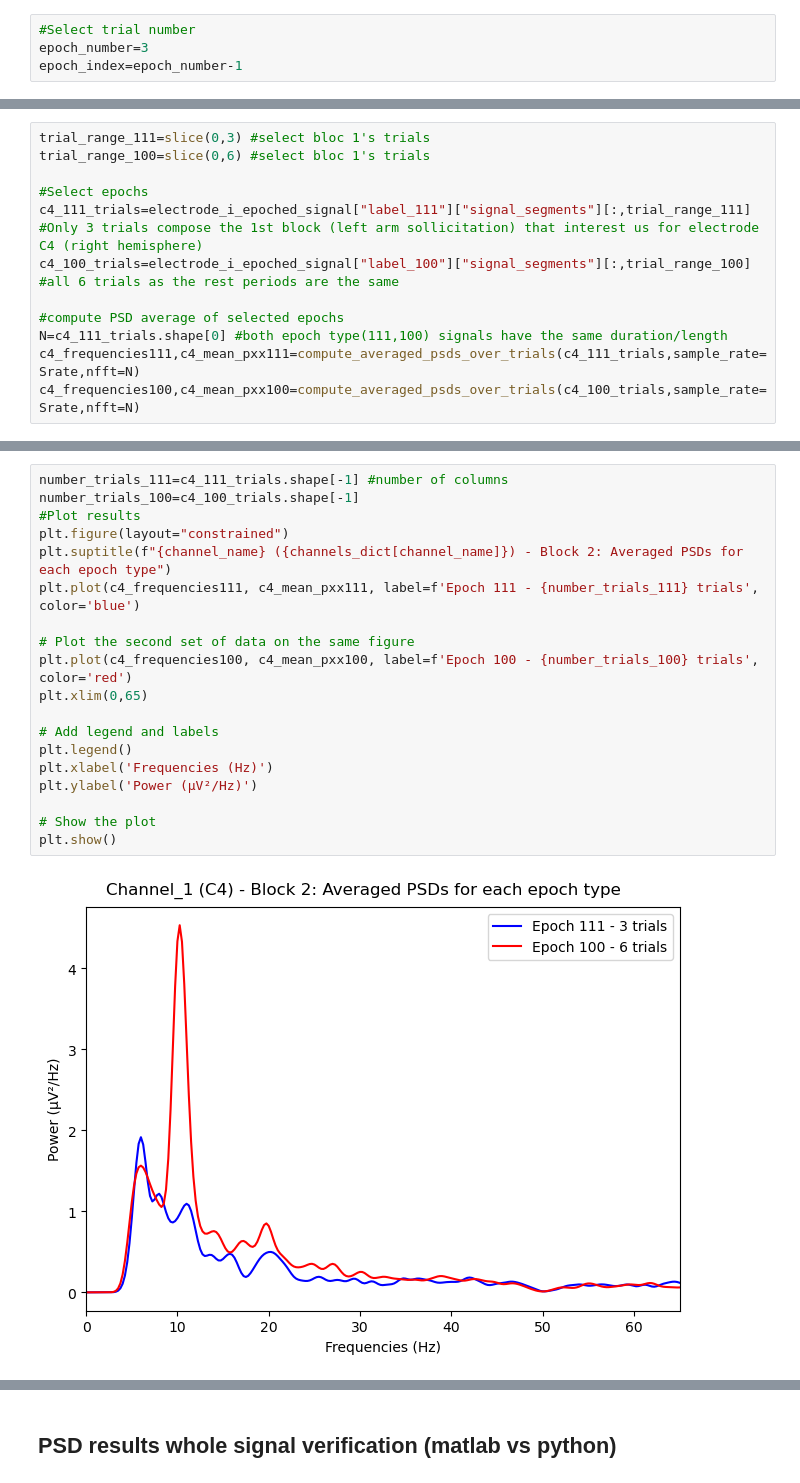
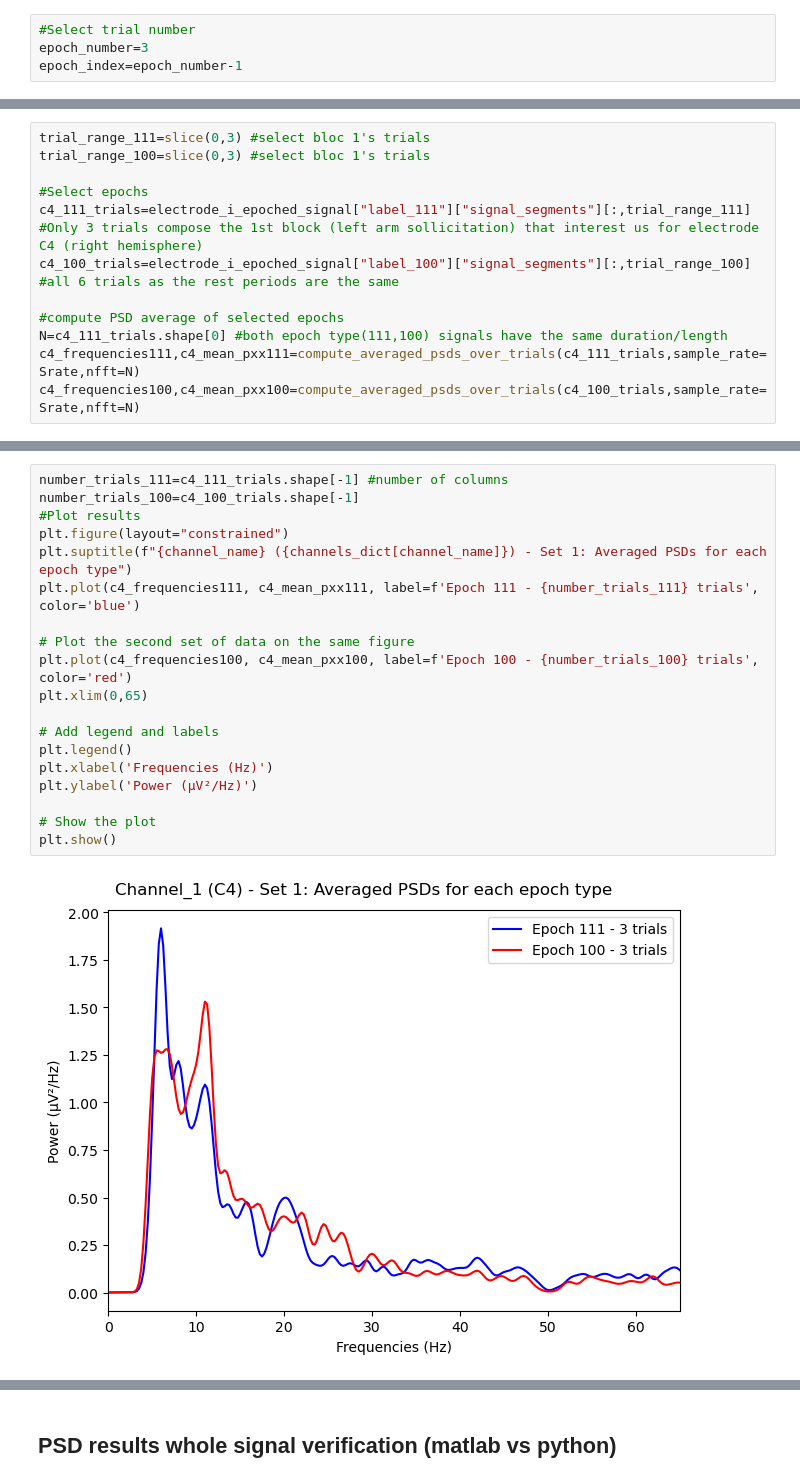
Before and after one commit to iwissemben/Stage_Signal_Physio, a Jupyter notebook: SRC/comparisons_Rearm.ipynb, the cells around one changed output, grey strips where cells are left out. Drawn from its saved outputs; the diff is of its cells as text.

```diff
--- a/SRC/comparisons_Rearm.ipynb
+++ b/SRC/comparisons_Rearm.ipynb
@@ -327,7 +357,7 @@ segments shapes to psd - (2001, 2)
 [figure]
 # %%
 trial_range_111=slice(0,3) #select bloc 1's trials
-trial_range_100=slice(0,6) #select bloc 1's trials
+trial_range_100=slice(0,3) #select bloc 1's trials
 
 #Select epochs
 c4_111_trials=electrode_i_epoched_signal["label_111"]["signal_segments"][:,trial_range_111] #Only 3 trials compose the 1st block (left arm sollicitation) that interest us for electrode C4 (right hemisphere)
@@ -343,21 +373,21 @@ segments shapes to psd - (2001, 6)
 # %%
 number_trials_111=c4_111_trials.shape[-1] #number of columns
 number_trials_100=c4_100_trials.shape[-1]
 #Plot results
 plt.figure(layout="constrained")
-plt.suptitle(f"{channel_name} ({channels_dict[channel_name]}) - Block 2: Averaged PSDs for each epoch type")
+plt.suptitle(f"{channel_name} ({channels_dict[channel_name]}) - Set 1: Averaged PSDs for each epoch type")
 plt.plot(c4_frequencies111, c4_mean_pxx111, label=f'Epoch 111 - {number_trials_111} trials', color='blue')
 
 # Plot the second set of data on the same figure
 plt.plot(c4_frequencies100, c4_mean_pxx100, label=f'Epoch 100 - {number_trials_100} trials', color='red')
 plt.xlim(0,65)
 
 # Add legend and labels
 plt.legend()
 plt.xlabel('Frequencies (Hz)')
 plt.ylabel('Power (µV²/Hz)')
 
 # Show the plot
 plt.show()
 # %% [output]
-[figure, old version]
+[figure, new version]
```
Also changed, not shown: parts of 18 cells of this notebook.
